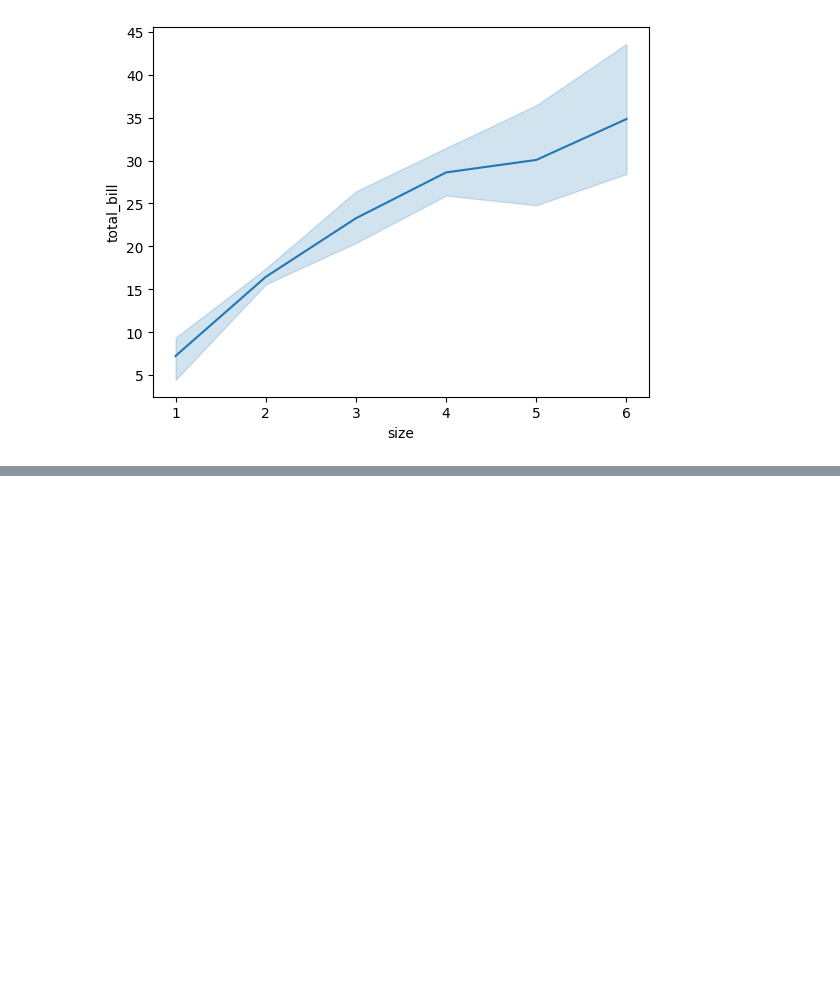
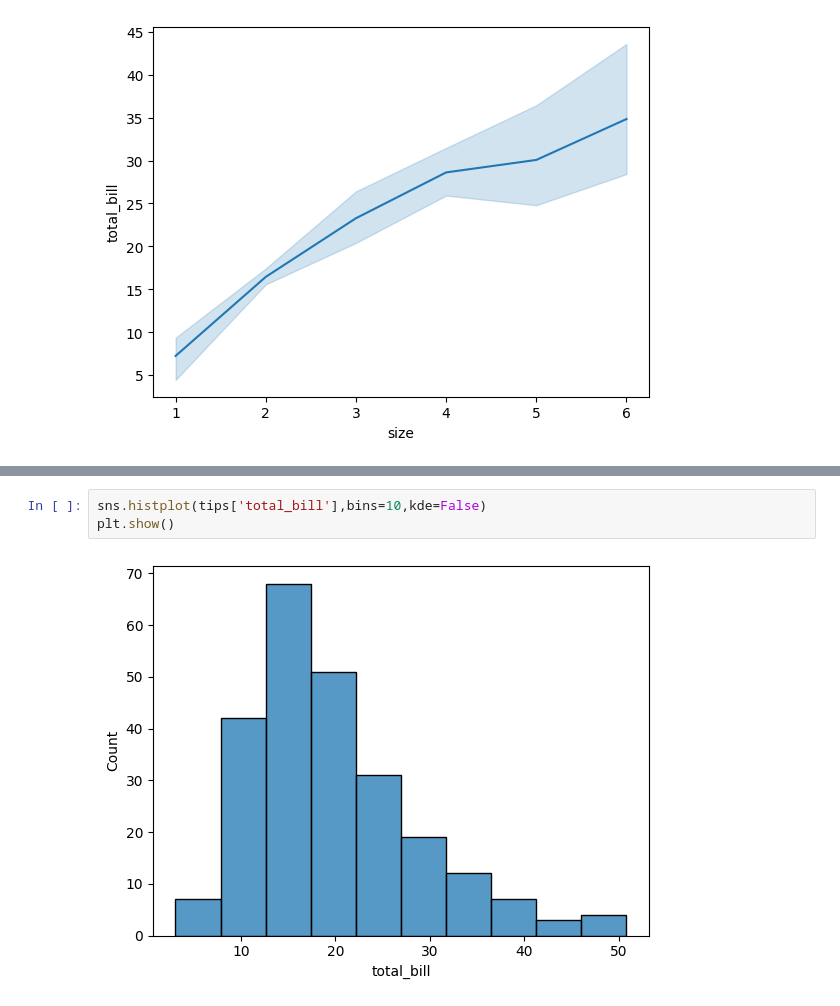
Before and after one commit to RaviSoni804426/AI-Code, a Jupyter notebook: My Code/basicpython.ipynb, the cells around one changed output, grey strips where cells are left out. Saved outputs shown, nothing was run; the diff lists cells and outputs as text; blank space fills up the shorter version.

```diff
--- a/My Code/basicpython.ipynb
+++ b/My Code/basicpython.ipynb
@@ -388,0 +392,5 @@ sns.histplot(tips['total_'])
+# %%
+sns.histplot(tips['total_bill'],bins=10,kde=False)
+plt.show()
+# %% [output]
+[figure, added]
```
Also changed, not shown: parts of 5 cells of this notebook, 28 other files.
